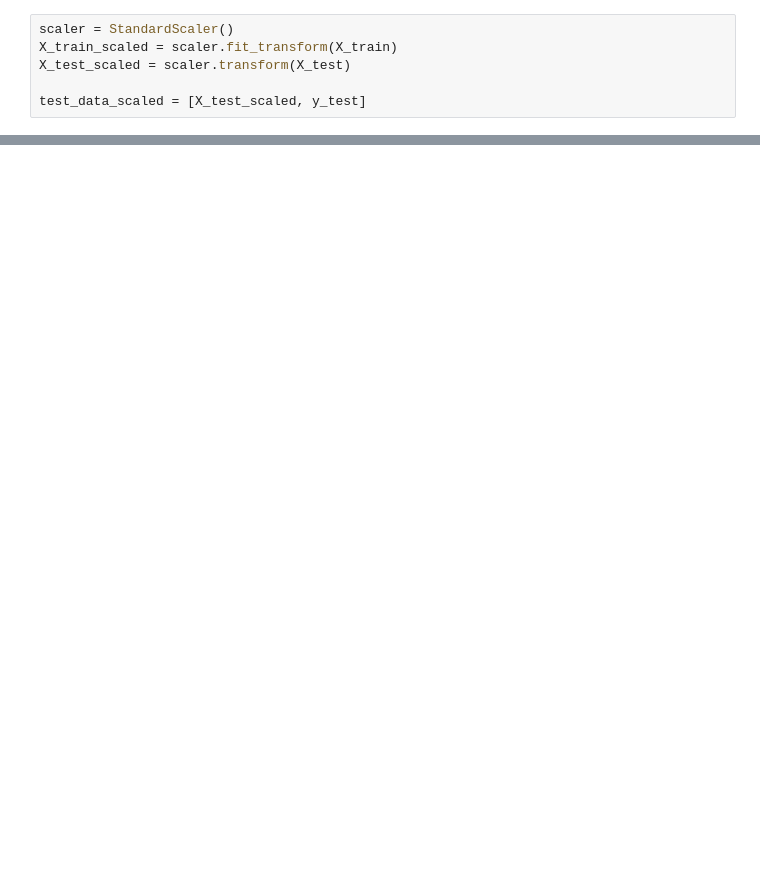
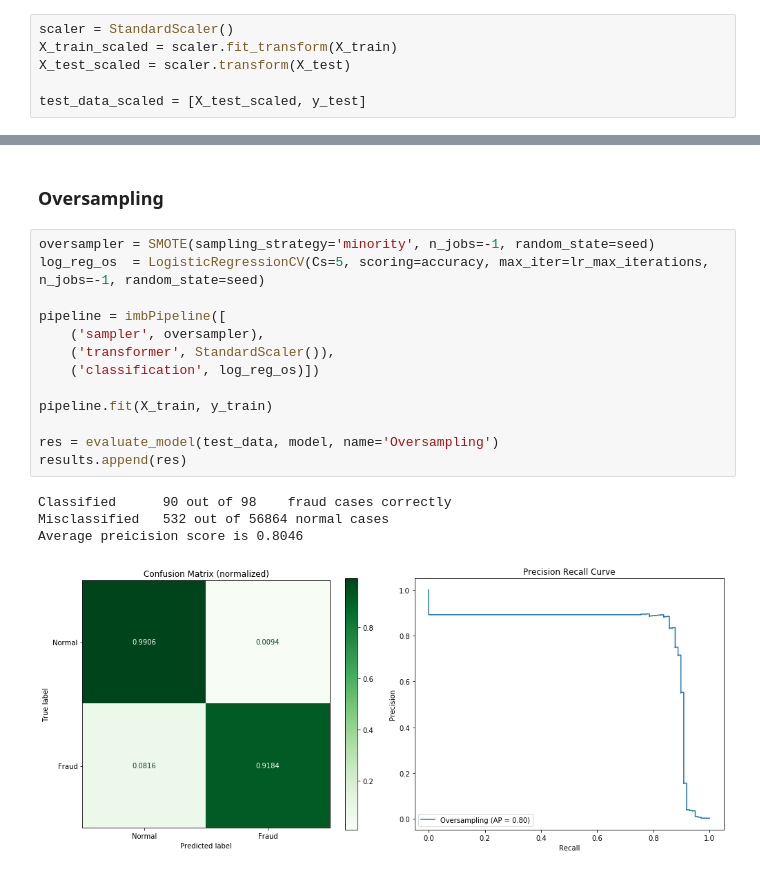
Before and after one commit to janedoesrepo/Autoencoder-ImbalancedCreditData, a Jupyter notebook: dealing_with_imbalanced_data.ipynb, the cells around one changed output, grey strips where cells are left out. Drawn from its saved outputs; the diff is of its cells as text; blank space fills up the shorter version.

```diff
--- a/dealing_with_imbalanced_data.ipynb
+++ b/dealing_with_imbalanced_data.ipynb
@@ -440,0 +306,20 @@ ValueError: a must be 1-dimensional
+# %% [markdown]
+### Oversampling
+# %%
+oversampler = SMOTE(sampling_strategy='minority', n_jobs=-1, random_state=seed)
+log_reg_os  = LogisticRegressionCV(Cs=5, scoring=accuracy, max_iter=lr_max_iterations, n_jobs=-1, random_state=seed)
+
+pipeline = imbPipeline([
+    ('sampler', oversampler),
+    ('transformer', StandardScaler()),
+    ('classification', log_reg_os)])
+
+pipeline.fit(X_train, y_train)
+
+res = evaluate_model(test_data, model, name='Oversampling')
+results.append(res)
+# %% [output]
+Classified      90 out of 98    fraud cases correctly
+Misclassified   532 out of 56864 normal cases
+Average preicision score is 0.8046
+[figure, added]
```
Also changed, not shown: parts of 76 cells of this notebook, 20 other files.
